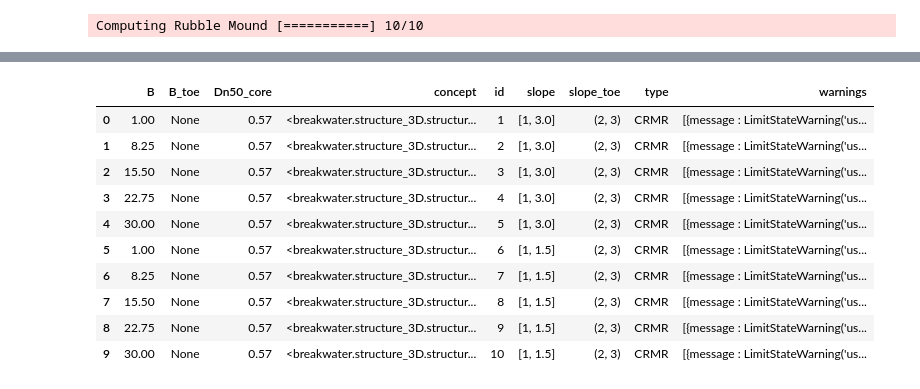
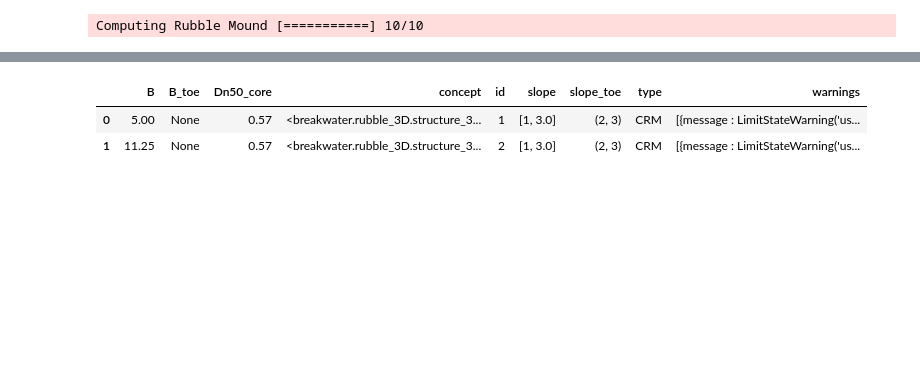
Before and after one commit to Sander-w/breakwater, a Jupyter notebook: Notebooks/Input_Automation.ipynb, the cells around one changed output, grey strips where cells are left out. Cells and saved outputs as stored; diff of their text form; code cells hidden in the pictures; blank space fills up the shorter version.

```diff
--- a/Notebooks/Input_Automation.ipynb
+++ b/Notebooks/Input_Automation.ipynb
@@ -470,14 +472,14 @@ UserWarning: Cubipods is not supported, continued with kt=1
 config = bw.Configurations_3D(
                     kml_path = path,
                     wave_conditions = wave_conditions,
-                    structure= 'CRMR',
+                    structure= ['CRM', 'CRMR'],
                     LimitState= ULS_3D,
                     rho_w= 1025,
                     N = 2100,
                     slope_foreshore= (2,3),
                     Grading= Grading,
                     slope= ((1,3), (2, 3), 2),
-                    B= (1, 30, 5),
+                    B= (5, 30, 5),
                     core_material = {'class': 'QR 1-1000kg', 'Dn50': 0.57},
                     ArmourUnit= Cubipod,
                     filter_rule="XblocPlus",
@@ -586,14 +511,6 @@ section I  id.10: breakwater with armour units as armour ...
 # %%
-config.df
+config.df.head(2)
 # %% [output]
 |  | B | B_toe | Dn50_core | concept | id | slope | slope_toe | type | warnings |
-| 0 | 1.00 | None | 0.57 | <breakwater.structure_3D.structur... | 1 | [1, 3.0] | (2, 3) | CRMR | [{message : LimitStateWarning('us... |
-| 1 | 8.25 | None | 0.57 | <breakwater.structure_3D.structur... | 2 | [1, 3.0] | (2, 3) | CRMR | [{message : LimitStateWarning('us... |
-| 2 | 15.50 | None | 0.57 | <breakwater.structure_3D.structur... | 3 | [1, 3.0] | (2, 3) | CRMR | [{message : LimitStateWarning('us... |
-| 3 | 22.75 | None | 0.57 | <breakwater.structure_3D.structur... | 4 | [1, 3.0] | (2, 3) | CRMR | [{message : LimitStateWarning('us... |
-| 4 | 30.00 | None | 0.57 | <breakwater.structure_3D.structur... | 5 | [1, 3.0] | (2, 3) | CRMR | [{message : LimitStateWarning('us... |
-| 5 | 1.00 | None | 0.57 | <breakwater.structure_3D.structur... | 6 | [1, 1.5] | (2, 3) | CRMR | [{message : LimitStateWarning('us... |
-| 6 | 8.25 | None | 0.57 | <breakwater.structure_3D.structur... | 7 | [1, 1.5] | (2, 3) | CRMR | [{message : LimitStateWarning('us... |
-| 7 | 15.50 | None | 0.57 | <breakwater.structure_3D.structur... | 8 | [1, 1.5] | (2, 3) | CRMR | [{message : LimitStateWarning('us... |
-| 8 | 22.75 | None | 0.57 | <breakwater.structure_3D.structur... | 9 | [1, 1.5] | (2, 3) | CRMR | [{message : LimitStateWarning('us... |
-| 9 | 30.00 | None | 0.57 | <breakwater.structure_3D.structur... | 10 | [1, 1.5] | (2, 3) | CRMR | [{message : LimitStateWarning('us... |
+| 0 | 5.00 | None | 0.57 | <breakwater.rubble_3D.structure_3... | 1 | [1, 3.0] | (2, 3) | CRM | [{message : LimitStateWarning('us... |
+| 1 | 11.25 | None | 0.57 | <breakwater.rubble_3D.structure_3... | 2 | [1, 3.0] | (2, 3) | CRM | [{message : LimitStateWarning('us... |
```
Also changed, not shown: parts of 9 cells of this notebook, 4 other files.
